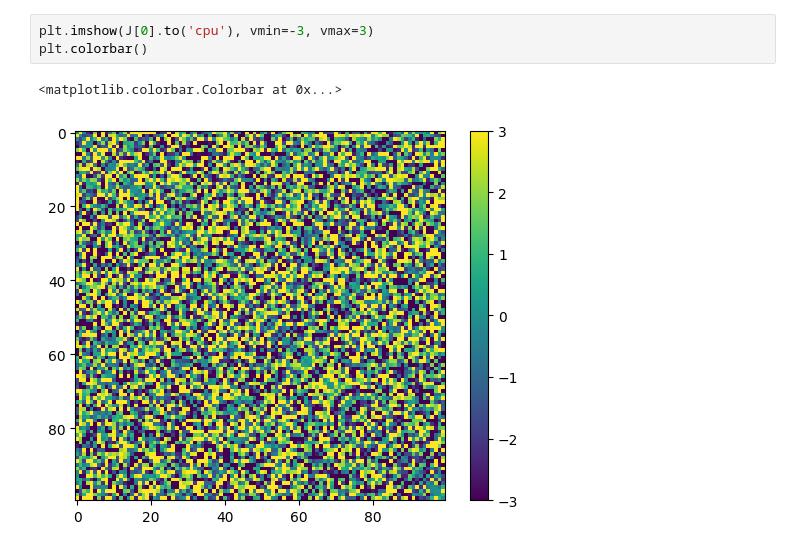
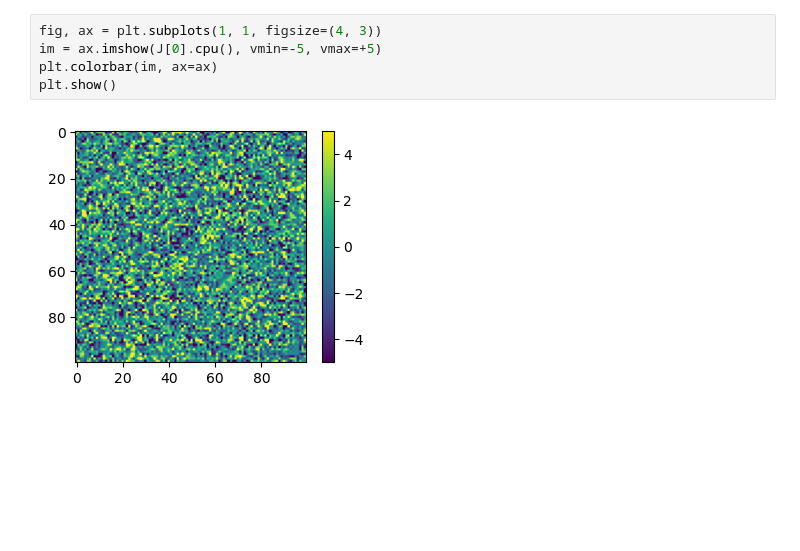
Before and after one commit to mgoloshchapov/QUBO-solver, a Jupyter notebook: notebooks/wishart.ipynb, the cells around one changed output. Cells and saved outputs as stored; diff of their text form; blank space fills up the shorter version.

```diff
--- a/notebooks/wishart.ipynb
+++ b/notebooks/wishart.ipynb
@@ -21,9 +19,10 @@ Wall time: 4.41 s
-# %%
-plt.imshow(J[0].to('cpu'), vmin=-3, vmax=3)
-plt.colorbar()
-# %% [output]
-<matplotlib.colorbar.Colorbar at 0x...>
-[figure, removed]
+# %%
+fig, ax = plt.subplots(1, 1, figsize=(4, 3))
+im = ax.imshow(J[0].cpu(), vmin=-5, vmax=+5)
+plt.colorbar(im, ax=ax)
+plt.show()
+# %% [output]
+[figure, added]
 # %%
 s = wishart.generate_solutions(100, 1, device=device)
 ms = [1, 10, 50, 200]
```
Also changed, not shown: parts of 5 cells of this notebook, 5 other files.
